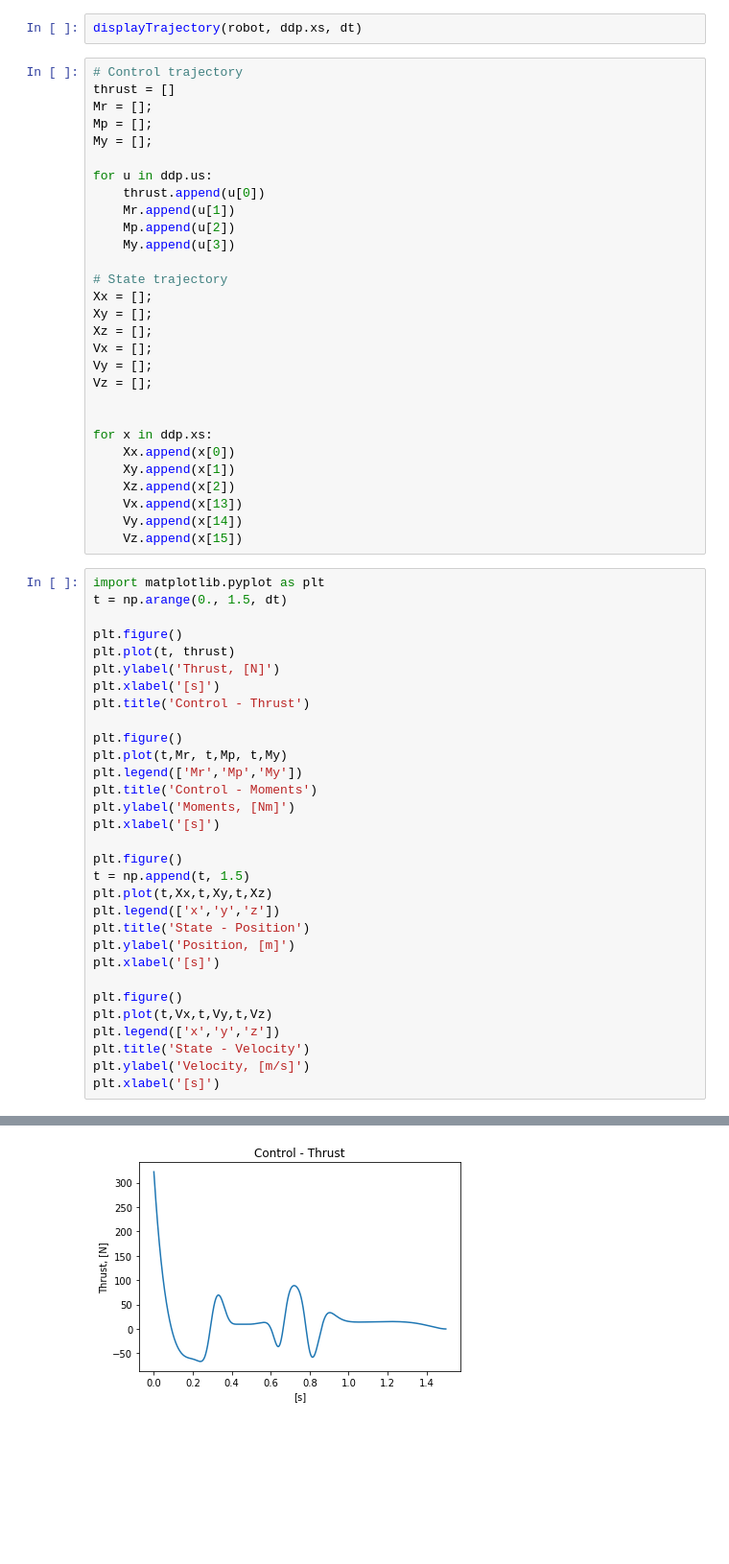
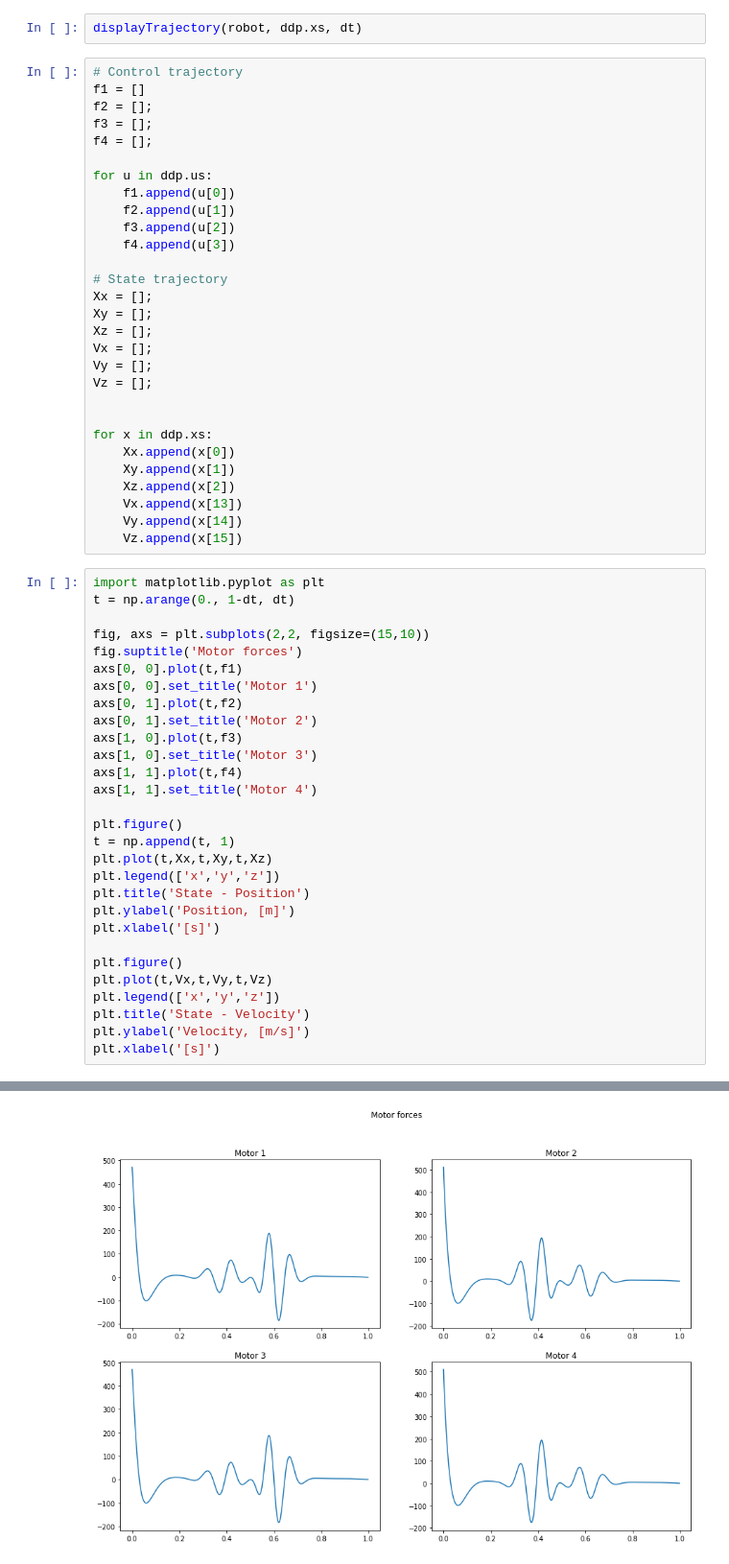
Before and after one commit to loco-3d/crocoddyl, a Jupyter notebook: examples/notebooks/kinton_flying_mission.ipynb, the cells around one changed output, grey strips where cells are left out. Shown: that part at 96% size. Drawn from its saved outputs; the diff is of its cells as text; blank space fills up the shorter version.

Commit message:
Added forces in the action model

```diff
--- a/examples/notebooks/kinton_flying_mission.ipynb
+++ b/examples/notebooks/kinton_flying_mission.ipynb
@@ -140,16 +153,16 @@ iter     cost         stop          grad          xreg        ureg       step
 displayTrajectory(robot, ddp.xs, dt)
 # %%
 # Control trajectory
-thrust = []
-Mr = [];
-Mp = [];
-My = [];
+f1 = []
+f2 = [];
+f3 = [];
+f4 = [];
 
 for u in ddp.us:
-    thrust.append(u[0])
-    Mr.append(u[1])
-    Mp.append(u[2])
-    My.append(u[3])
+    f1.append(u[0])
+    f2.append(u[1])
+    f3.append(u[2])
+    f4.append(u[3])
 
 # State trajectory
 Xx = [];
@@ -169,35 +182,33 @@ for x in ddp.xs:
     Vz.append(x[15])
 # %%
 import matplotlib.pyplot as plt
-t = np.arange(0., 1.5, dt)
+t = np.arange(0., 1-dt, dt)
+
+fig, axs = plt.subplots(2,2, figsize=(15,10))
+fig.suptitle('Motor forces')
+axs[0, 0].plot(t,f1)
+axs[0, 0].set_title('Motor 1')
+axs[0, 1].plot(t,f2)
+axs[0, 1].set_title('Motor 2')
+axs[1, 0].plot(t,f3)
+axs[1, 0].set_title('Motor 3')
+axs[1, 1].plot(t,f4)
+axs[1, 1].set_title('Motor 4')
 
 plt.figure()
-plt.plot(t, thrust)
-plt.ylabel('Thrust, [N]')
-plt.xlabel('[s]')
-plt.title('Control - Thrust')
-
-plt.figure()
-plt.plot(t,Mr, t,Mp, t,My)
-plt.legend(['Mr','Mp','My'])
-plt.title('Control - Moments')
-plt.ylabel('Moments, [Nm]')
-plt.xlabel('[s]')
-
-plt.figure()
-t = np.append(t, 1.5)
+t = np.append(t, 1)
 plt.plot(t,Xx,t,Xy,t,Xz)
 plt.legend(['x','y','z'])
 plt.title('State - Position')
 plt.ylabel('Position, [m]')
 plt.xlabel('[s]')
 
 plt.figure()
 plt.plot(t,Vx,t,Vy,t,Vz)
 plt.legend(['x','y','z'])
 plt.title('State - Velocity')
 plt.ylabel('Velocity, [m/s]')
 plt.xlabel('[s]')
 # %% [output]
 <matplotlib.text.Text at 0x...>
-[figure, old version]
+[figure, new version]
```
Also changed, not shown: parts of 3 cells of this notebook, 4 other files.
